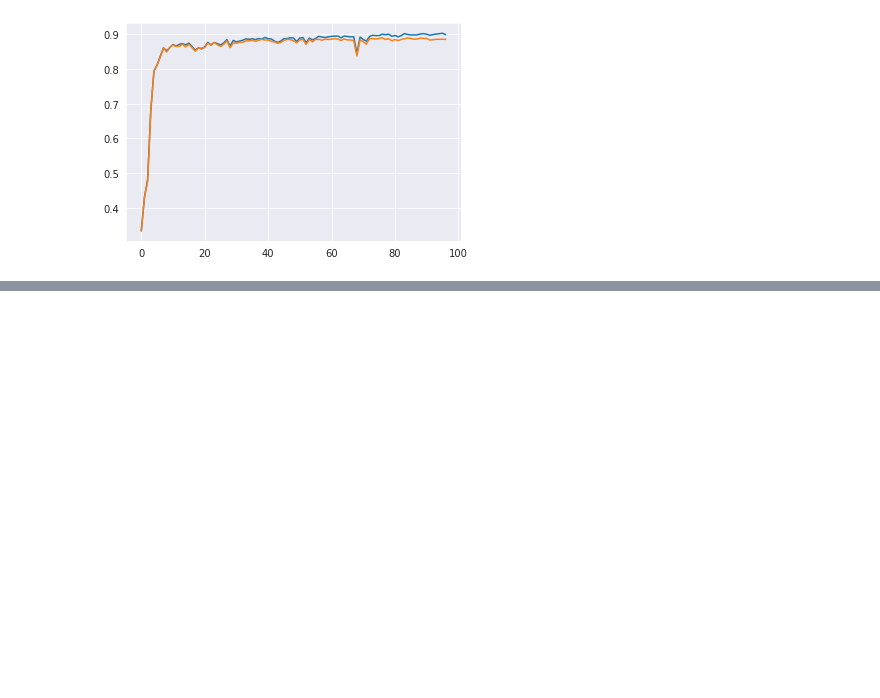
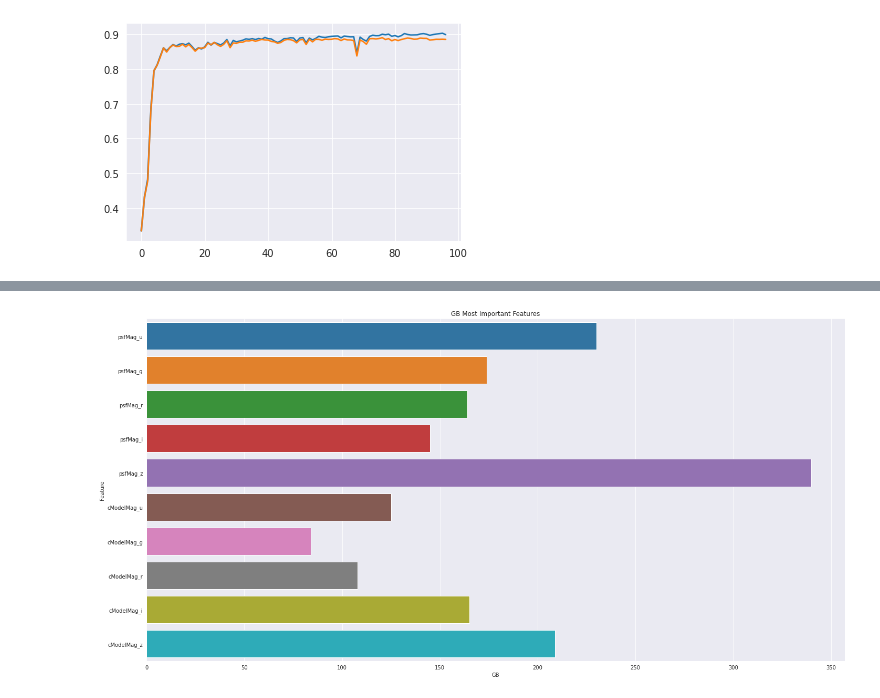
Before and after one commit to NadezhdaMalysheva/Classification-of-star-galaxy-and-quasar, a Jupyter notebook: TabNet_SDSS.ipynb, the cells around one changed output, grey strips where cells are left out. Drawn from its saved outputs; the diff is of its cells as text; code cells hidden in the pictures; blank space fills up the shorter version.

```diff
--- a/TabNet_SDSS.ipynb
+++ b/TabNet_SDSS.ipynb
@@ -129,6 +129,6 @@ def data_preparation(X, y, test_size = 0.8):
 # %% [markdown]
 Полиномиальная
 # %%
-from sklearn.preprocessing import PolynomialFeatures
-poly = PolynomialFeatures(2, include_bias=False)
-X = poly.fit_transform(X)
+#from sklearn.preprocessing import PolynomialFeatures
+#poly = PolynomialFeatures(2, include_bias=False)
+#X = poly.fit_transform(X)
@@ -208,3 +177,9 @@ sns.histplot(X3_train[:, 7], ax = ax3, bins = 30, color = 'b', element="step")
+# %%
+robust = RobustScaler()
+
+X_train_norm = robust.fit_transform(X_train)
+X_test_norm = robust.transform(X_test)
+X_valid_norm = robust.transform(X_valid)
 # %% [markdown]
 # Подбор параметров
 # %% [markdown]
@@ -223,13 +191,12 @@ from lightgbm import LGBMClassifier
 
 
 lgb_class_params = {
-    'learning_rate':    np.arange(0.001, 0.1, 0.01),
-    'max_depth':        np.arange(1, 16, 1, dtype=int),
-    'min_child_weight': np.arange(1, 8, 1, dtype=int),
-    'colsample_bytree': np.arange(0.3, 0.8, 0.1),
-    #'subsample':        np.arange(0.8, 1, 0.1),
-    'num_leaves' :      np.array([5, 10, 31, 60, 80, 100]),
-    'n_estimators':     np.array([700, 900, 1000])
+    'learning_rate':    np.uniform(0.001, 0.1),
+    'min_child_samples':np.randint(1, 50),
+    'colsample_bytree': np.uniform(0.1, 0.9),
+    'num_leaves' :      np.randint(10, 100),
+    'min_child_weight': np.uniform(0.001, 0.99),
+    'n_estimators':     np.randint(100, 1600)
 }
 
 kf = KFold(n_splits=5)
@@ -693,0 +753,9 @@ clf.feature_importances_, gb.feature_importances_#, rf.feature_importances_
+# %%
+feature_impgb=pd.DataFrame((zip(gb.feature_importances_[:10],photo_columns)), columns=['GB','Feature'])
+plt.figure(figsize=(20, 10))
+sns.barplot(x="GB", y="Feature", data=feature_impgb)
+plt.title('GB Most Important Features')
+plt.tight_layout()
+plt.show()
+# %% [output]
+[figure, added]
```
Also changed, not shown: parts of 34 cells of this notebook.
